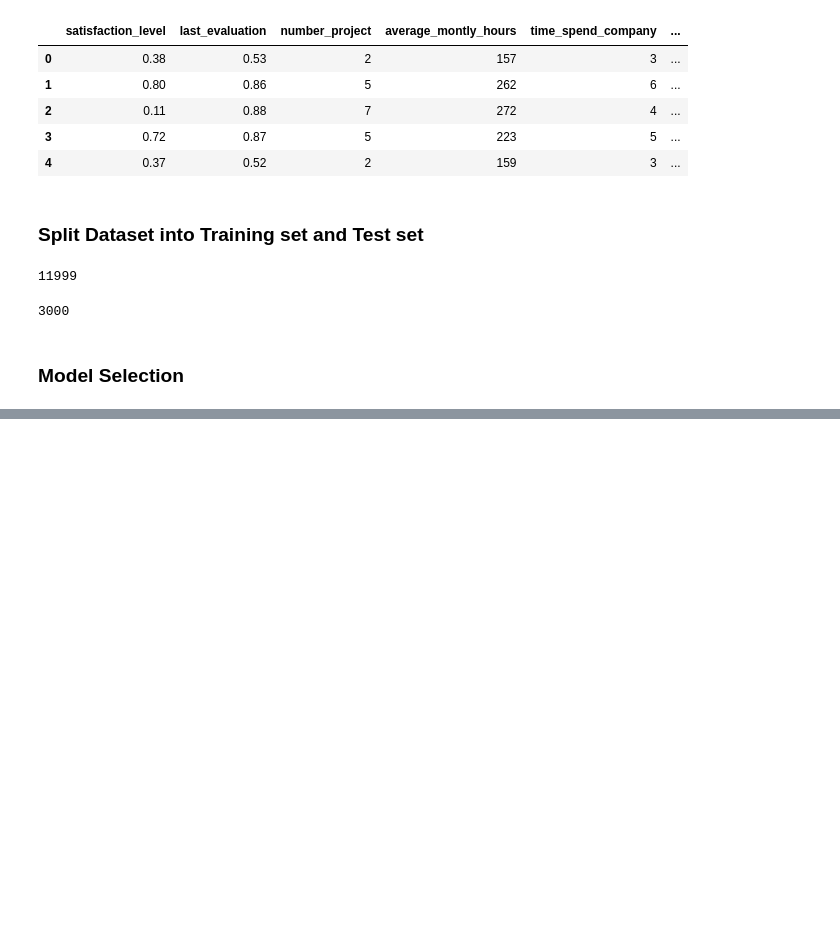
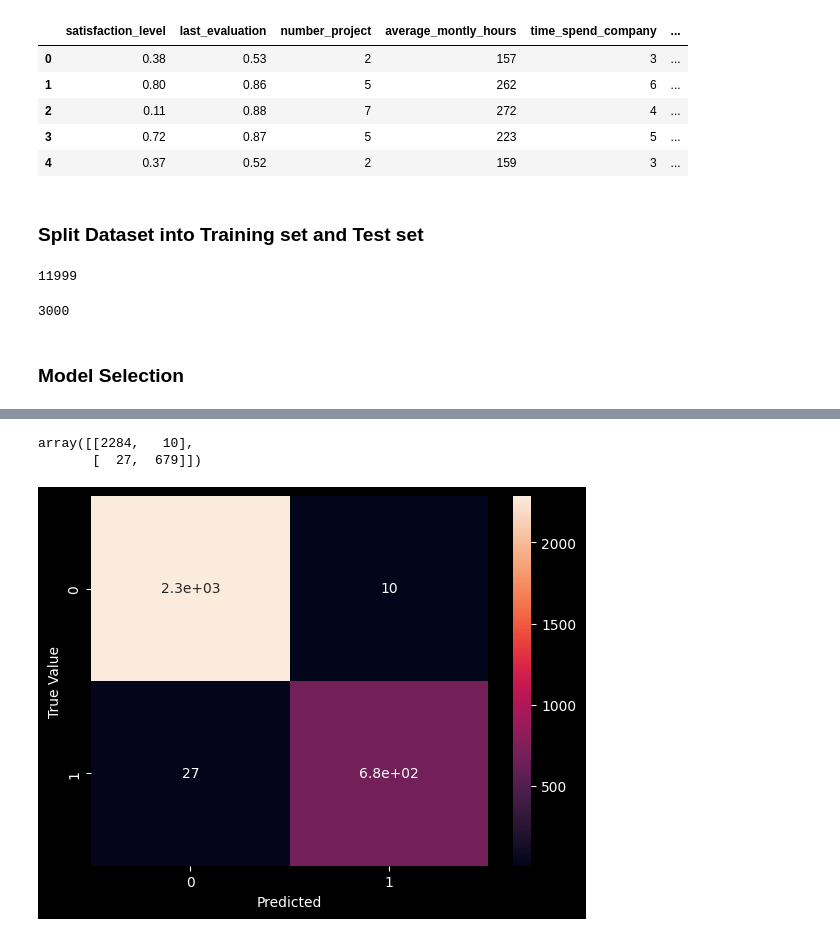
Before and after one commit to RheedWhan/Employee-Churn, a Jupyter notebook: Employee_Churn_Model.ipynb, the cells around one changed output, grey strips where cells are left out. Cells and saved outputs as stored; diff of their text form; code cells hidden in the pictures; blank space fills up the shorter version.

```diff
--- a/Employee_Churn_Model.ipynb
+++ b/Employee_Churn_Model.ipynb
@@ -136,25 +139,3 @@ len(X_test)
 3000
 # %% [markdown]
 ### Model Selection
-# %%
-# Train a Random Forest model
-rf_model = RandomForestClassifier(n_estimators=100, random_state=42)
-rf_model.fit(X_train, y_train)
-
-# Make predictions using the Random Forest model
-rf_predictions = rf_model.predict(X_test)
-
-# Evaluate the Random Forest model
-rf_accuracy = accuracy_score(y_test, rf_predictions)
-print(f"Random Forest Accuracy: {rf_accuracy:.2f}")
-
-# Train an XGBoost classifier
-xgb_model = XGBClassifier(learning_rate=0.1, n_estimators=100, random_state=42)
-xgb_model.fit(X_train, y_train)
-
-# Make predictions using the XGBoost classifier
-xgb_predictions = xgb_model.predict(X_test)
-
-# Evaluate the XGBoost classifier
-xgb_accuracy = accuracy_score(y_test, xgb_predictions)
-print(f"XGBoost Accuracy: {xgb_accuracy:.2f}")
@@ -170,0 +187,5 @@ Index(['satisfaction_level', 'last_evaluation', 'number_project',
+# %%
+# From the above results, xgboost gives best result and hence selecting same to model building...
+model_xgb = XGBClassifier(objective='binary:logistic',learning_rate=0.1,max_depth=20,n_estimators=200)
+# %%
+model_xgb.fit(X_train,y_train)
@@ -170,0 +240,17 @@ Index(['satisfaction_level', 'last_evaluation', 'number_project',
+# %%
+# Confusion Matrix
+from sklearn.metrics import confusion_matrix
+cm = confusion_matrix(y_test,model_xgb.predict(X_test))
+cm
+# %% [output]
+array([[2284,   10],
+       [  27,  679]])
+# %%
+# Plot the graph
+plt.style.use("dark_background")
+sns.heatmap(cm, annot=True)
+plt.xlabel('Predicted')
+plt.ylabel('True Value')
+plt.show()
+# %% [output]
+[figure, added]
```
Also changed, not shown: parts of 13 cells of this notebook.
